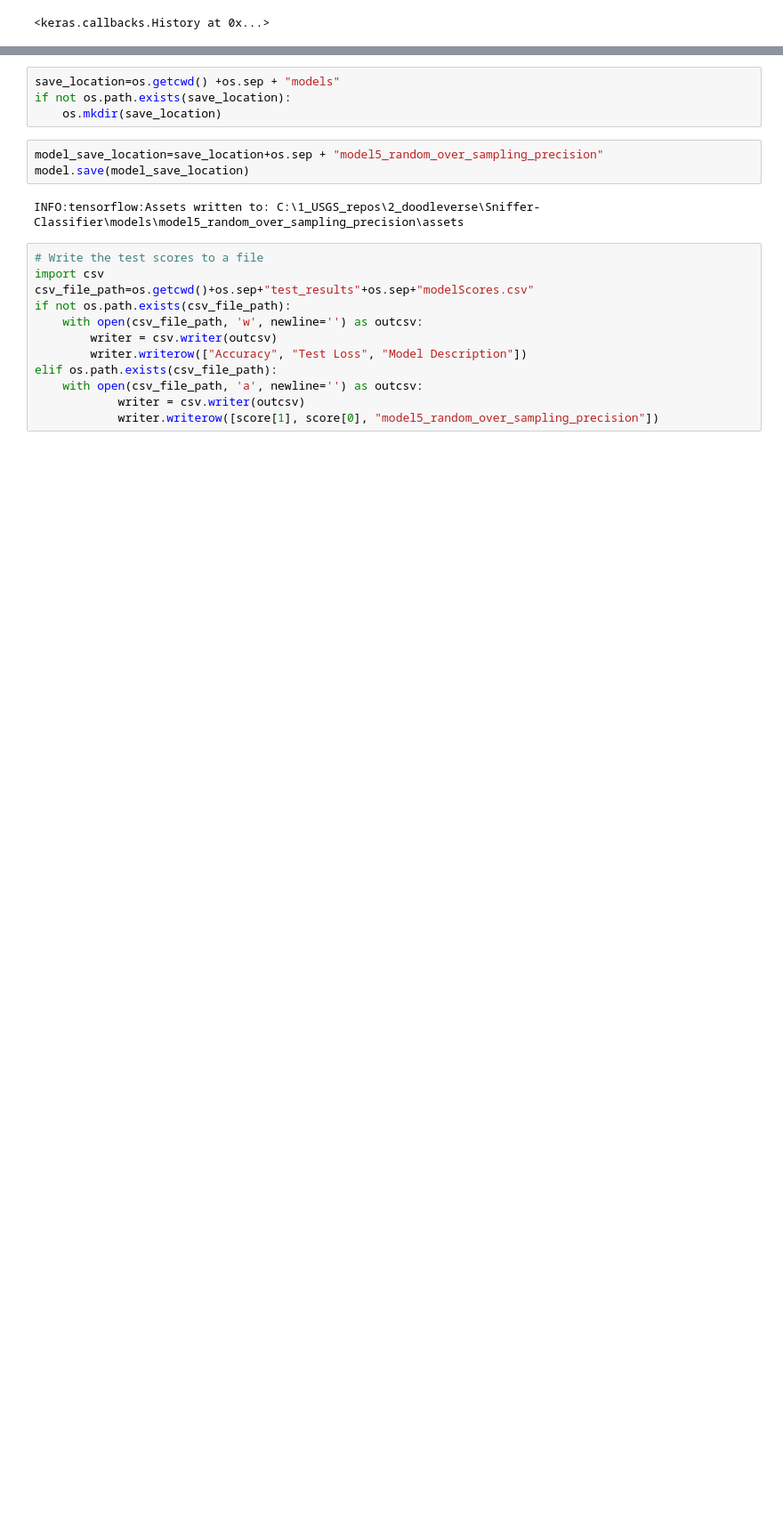
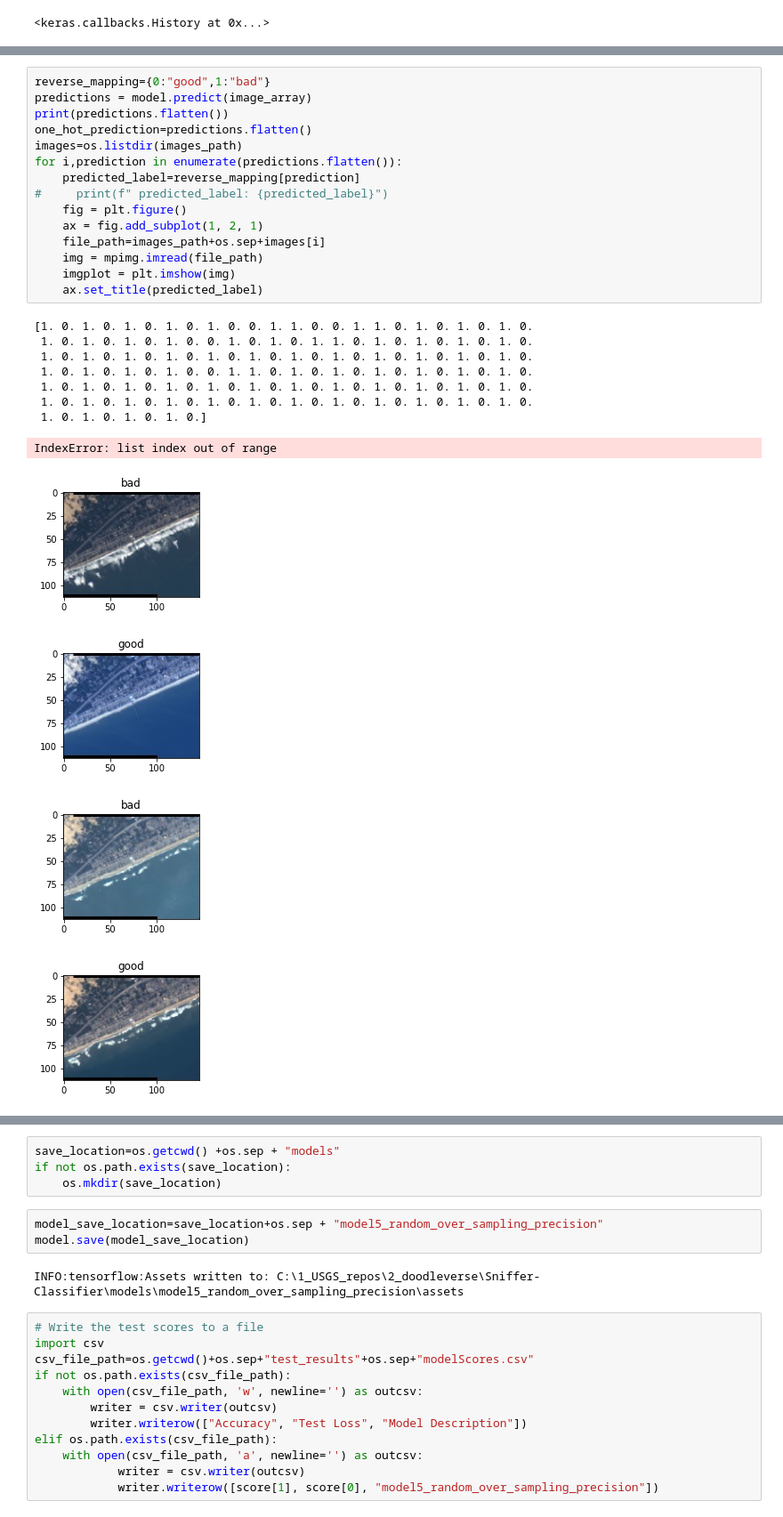
Before and after one commit to 2320sharon/Sniffer-Classifier, a Jupyter notebook: classifier_random_over_sampling.ipynb, the cells around one changed output, grey strips where cells are left out. Shown at 89% size. Cells and saved outputs as stored; diff of their text form; blank space fills up the shorter version.

```diff
--- a/classifier_random_over_sampling.ipynb
+++ b/classifier_random_over_sampling.ipynb
@@ -372,0 +419,28 @@ img
+# %%
+reverse_mapping={0:"good",1:"bad"}
+predictions = model.predict(image_array)
+print(predictions.flatten())
+one_hot_prediction=predictions.flatten()
+images=os.listdir(images_path)
+for i,prediction in enumerate(predictions.flatten()):
+    predicted_label=reverse_mapping[prediction]
+#     print(f" predicted_label: {predicted_label}")
+    fig = plt.figure()
+    ax = fig.add_subplot(1, 2, 1)
+    file_path=images_path+os.sep+images[i]
+    img = mpimg.imread(file_path)
+    imgplot = plt.imshow(img)
+    ax.set_title(predicted_label)
+# %% [output]
+[1. 0. 1. 0. 1. 0. 1. 0. 1. 0. 0. 1. 1. 0. 0. 1. 1. 0. 1. 0. 1. 0. 1. 0.
+ 1. 0. 1. 0. 1. 0. 1. 0. 0. 1. 0. 1. 0. 1. 1. 0. 1. 0. 1. 0. 1. 0. 1. 0.
+ 1. 0. 1. 0. 1. 0. 1. 0. 1. 0. 1. 0. 1. 0. 1. 0. 1. 0. 1. 0. 1. 0. 1. 0.
+ 1. 0. 1. 0. 1. 0. 1. 0. 0. 1. 1. 0. 1. 0. 1. 0. 1. 0. 1. 0. 1. 0. 1. 0.
+ 1. 0. 1. 0. 1. 0. 1. 0. 1. 0. 1. 0. 1. 0. 1. 0. 1. 0. 1. 0. 1. 0. 1. 0.
+ 1. 0. 1. 0. 1. 0. 1. 0. 1. 0. 1. 0. 1. 0. 1. 0. 1. 0. 1. 0. 1. 0. 1. 0.
+ 1. 0. 1. 0. 1. 0. 1. 0.]
+IndexError: list index out of range
+[figure, added]
+[figure, added]
+[figure, added]
+[figure, added]
```
Also changed, not shown: parts of 12 cells of this notebook.
